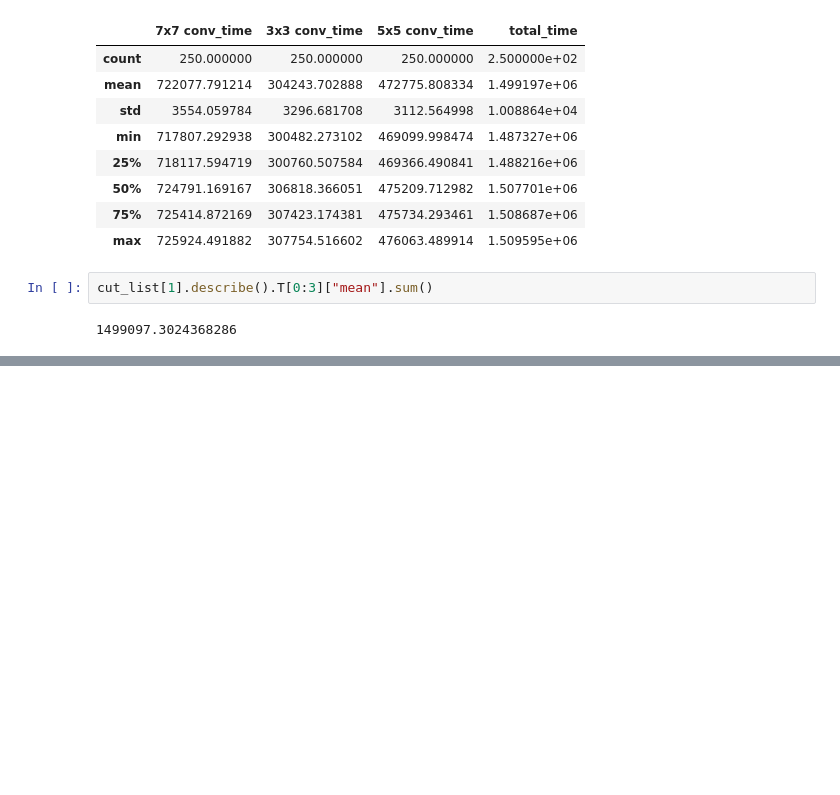
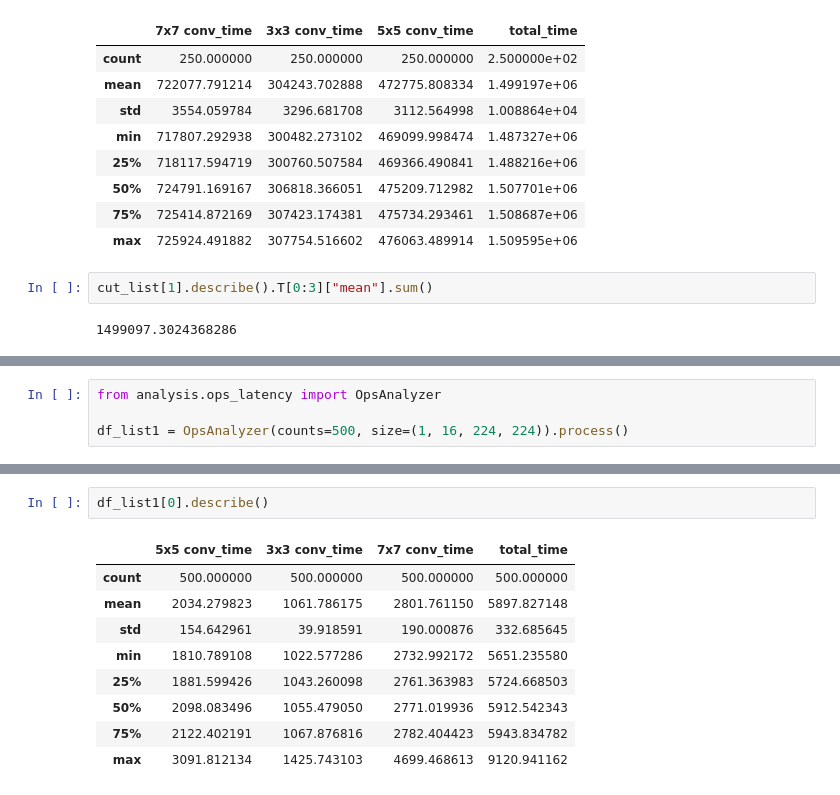
Before and after one commit to meowpunch/LENNA, a Jupyter notebook: NASR/latency_ops2.ipynb, the cells around one changed output, grey strips where cells are left out. Saved outputs shown, nothing was run; the diff lists cells and outputs as text; blank space fills up the shorter version.

```diff
--- a/NASR/latency_ops2.ipynb
+++ b/NASR/latency_ops2.ipynb
@@ -127,0 +124,4 @@ cut_list[2].describe().T[0:3]["mean"].sum()
+# %%
+from analysis.ops_latency import OpsAnalyzer
+
+df_list1 = OpsAnalyzer(counts=500, size=(1, 16, 224, 224)).process()
@@ -127,0 +133,12 @@ cut_list[2].describe().T[0:3]["mean"].sum()
+# %%
+df_list1[0].describe()
+# %% [output]
+|  | 5x5 conv_time | 3x3 conv_time | 7x7 conv_time | total_time |
+| count | 500.000000 | 500.000000 | 500.000000 | 500.000000 |
+| mean | 2034.279823 | 1061.786175 | 2801.761150 | 5897.827148 |
+| std | 154.642961 | 39.918591 | 190.000876 | 332.685645 |
+| min | 1810.789108 | 1022.577286 | 2732.992172 | 5651.235580 |
+| 25% | 1881.599426 | 1043.260098 | 2761.363983 | 5724.668503 |
+| 50% | 2098.083496 | 1055.479050 | 2771.019936 | 5912.542343 |
+| 75% | 2122.402191 | 1067.876816 | 2782.404423 | 5943.834782 |
+| max | 3091.812134 | 1425.743103 | 4699.468613 | 9120.941162 |
```
Also changed, not shown: parts of 7 cells of this notebook, 2 other files.
